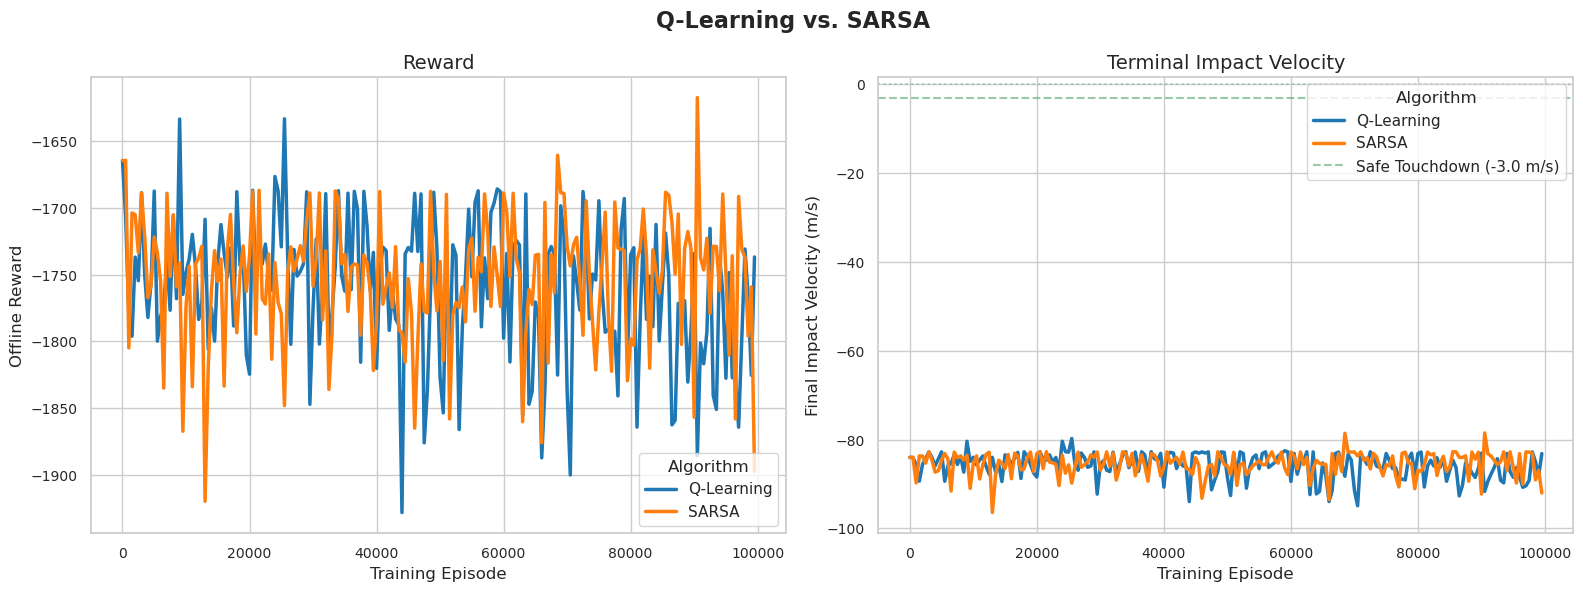
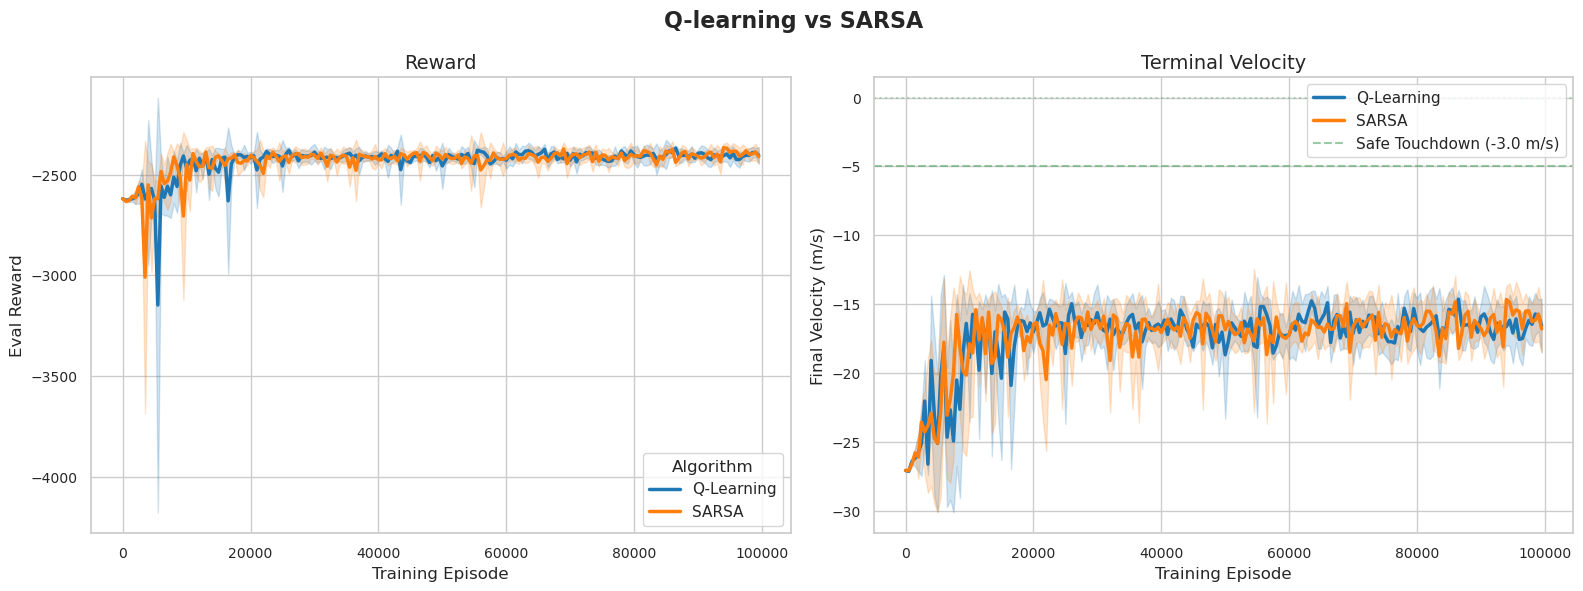
The change to this notebook cell's code, shown as a diff; its figure went from the first image to the second:
--- before
+++ after
@@ -4,57 +4,55 @@
 
 sns.set_theme(style="whitegrid")
-plt.rcParams.update(
-    {
-        "font.size": 11,
-        "axes.labelsize": 12,
-        "axes.titlesize": 14,
-        "xtick.labelsize": 10,
-        "ytick.labelsize": 10,
-        "figure.titlesize": 16,
-    }
-)
+plt.rcParams.update({
+    'font.size': 11,
+    'axes.labelsize': 12,
+    'axes.titlesize': 14,
+    'xtick.labelsize': 10,
+    'ytick.labelsize': 10,
+    'figure.titlesize': 16
+})
 
+# Load the multi-seed files
 q_data = pd.read_csv("../q_learning_curves.csv")
 sarsa_data = pd.read_csv("../sarsa_learning_curves.csv")
-q_data["Algorithm"] = "Q-Learning"
-sarsa_data["Algorithm"] = "SARSA"
+
+q_data['Algorithm'] = 'Q-Learning'
+sarsa_data['Algorithm'] = 'SARSA'
 combined_data = pd.concat([q_data, sarsa_data], ignore_index=True)
 
 fig, (ax1, ax2) = plt.subplots(1, 2, figsize=(16, 6))
+
 sns.lineplot(
-    data=combined_data,
-    x="episode",
-    y="reward",
-    hue="Algorithm",
+    data=combined_data, 
+    x="episode", 
+    y="reward", 
+    hue="Algorithm", 
     errorbar="sd",
     linewidth=2.5,
     ax=ax1,
-    palette=["#1f77b4", "#ff7f0e"],
+    palette=['#1f77b4', '#ff7f0e']
 )
 ax1.set_title("Reward")
 ax1.set_xlabel("Training Episode")
-ax1.set_ylabel("Offline Reward")
-ax1.legend(title="Algorithm", loc="lower right")
+ax1.set_ylabel("Eval Reward")
+
 sns.lineplot(
-    data=combined_data,
-    x="episode",
-    y="velocity",
+    data=combined_data, 
+    x="episode", 
+    y="velocity", 
     hue="Algorithm",
-    errorbar="sd",
+    errorbar="sd", 
     linewidth=2.5,
     ax=ax2,
-    palette=["#1f77b4", "#ff7f0e"],
+    palette=['#1f77b4', '#ff7f0e']
 )
-ax2.axhline(
-    y=-3.0, color="g", linestyle="--", alpha=0.6, label="Safe Touchdown (-3.0 m/s)"
-)
-ax2.axhline(y=0.0, color="g", linestyle=":", alpha=0.4)
+ax2.axhline(y=-5.0, color='g', linestyle='--', alpha=0.6, label='Safe Touchdown (-3.0 m/s)')
+ax2.axhline(y=0.0, color='g', linestyle=':', alpha=0.4)
+ax2.set_title("Terminal Velocity")
+ax2.set_xlabel("Training Episode")
+ax2.set_ylabel("Final Velocity (m/s)")
+ax2.legend(loc="upper right")
 
-ax2.set_title("Terminal Impact Velocity")
-ax2.set_xlabel("Training Episode")
-ax2.set_ylabel("Final Impact Velocity (m/s)")
-ax2.legend(title="Algorithm", loc="upper right")
-
-plt.suptitle("Q-Learning vs. SARSA", fontweight="bold", y=0.98)
-plt.tight_layout()
+plt.suptitle("Q-learning vs SARSA", fontweight='bold', y=0.98)
+plt.tight_layout()    
 plt.show()

Commit: learning but stuck at local optima